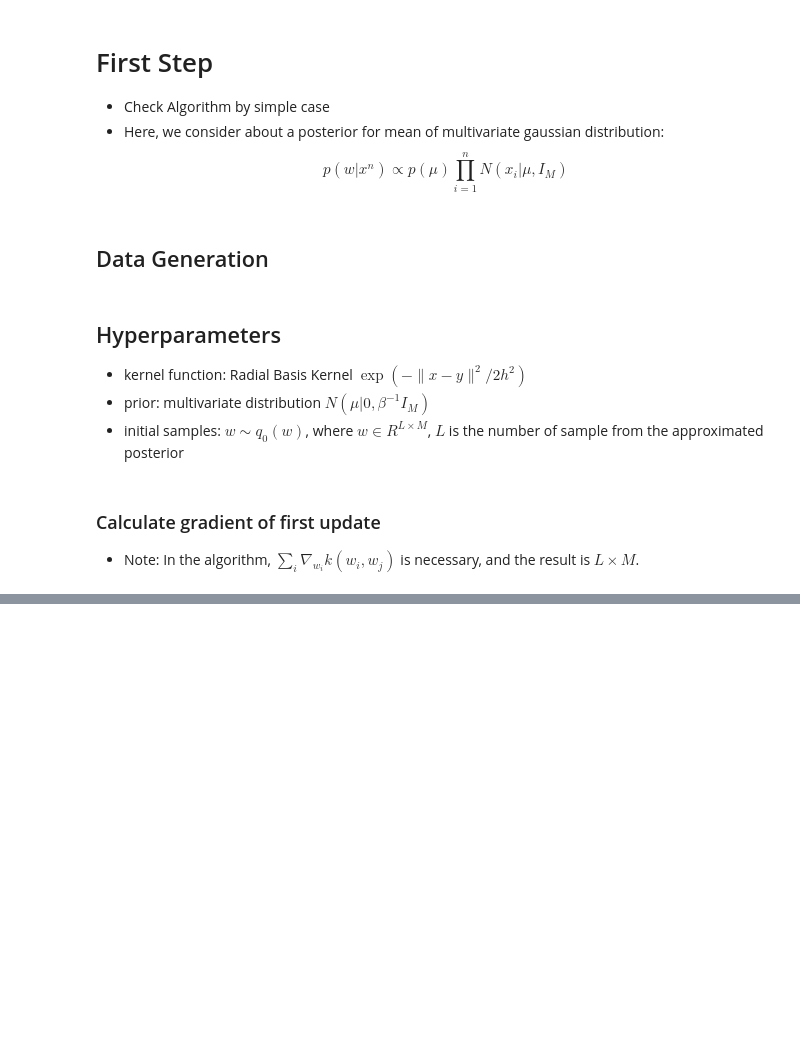
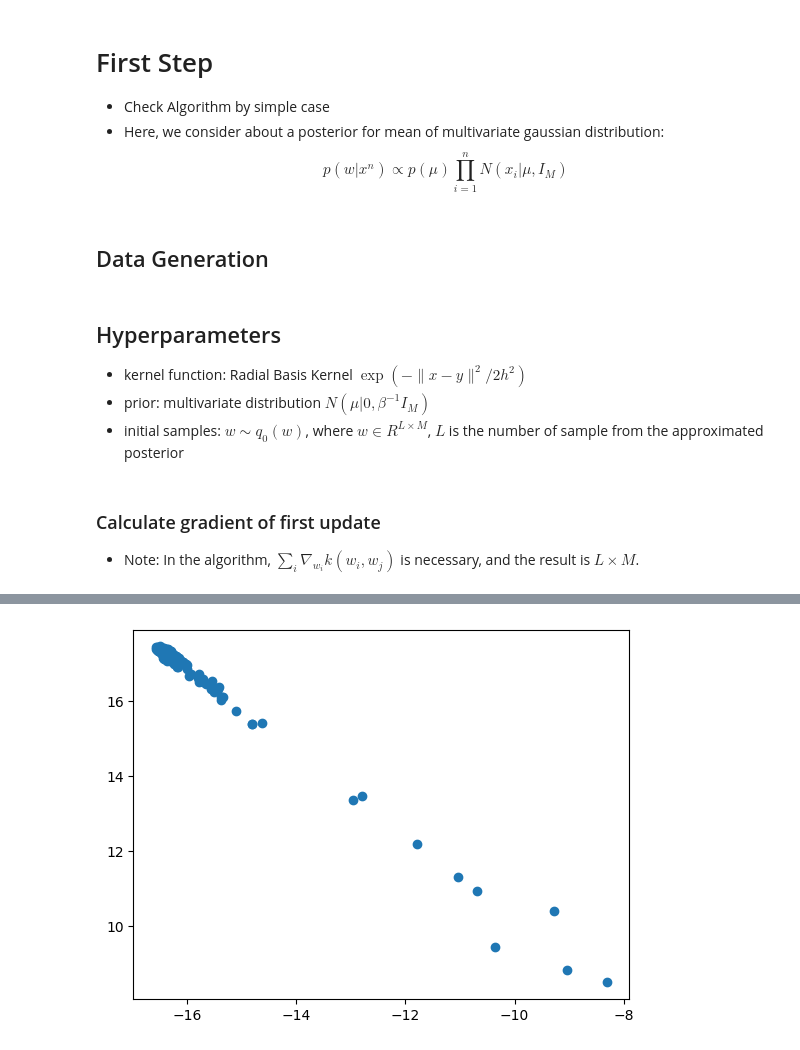
Before and after one commit to fumish/self_study, a Jupyter notebook: prototypes/stein_variational_inference.ipynb, the cells around one changed output, grey strips where cells are left out. Cells and saved outputs as stored; diff of their text form; code cells hidden in the pictures; blank space fills up the shorter version.

```diff
--- a/prototypes/stein_variational_inference.ipynb
+++ b/prototypes/stein_variational_inference.ipynb
@@ -379,0 +381,37 @@ ValueError: The matrix argument must be square.
+# %%
+n_ite = 1000
+post_param = initial_post_param.copy()
+
+disp_cycle = 100
+
+h = 1
+for ite in range(n_ite):
+    dist = pdist(post_param)
+
+    # radial basis kernel is used here
+    kernel_post = np.exp(-squareform(dist)/(2*h**2))
+
+    # gradient of kernel function
+    dw_kernel_post = (-kernel_post.T @ post_param + kernel_post.sum(axis=0)[:,np.newaxis] * post_param) / (h**2)
+
+    # gradient of log posterior
+    dw_logp = (train_X.sum(axis=0)[np.newaxis,:] - (n + 1/pri_beta)*post_param)
+
+    # gradient of target functional
+    phi_post_param = (kernel_post.T @ dw_logp + dw_kernel_post) / L
+
+    # sample update
+    # step_size = first_step_size / (ite + 1)
+    step_size = first_step_size
+    post_param = post_param + step_size * phi_post_param
+
+    # calc stein discrepancy
+    dw_partial_kernel = -2/h * (post_param[np.newaxis,:,:] - post_param[:,np.newaxis,:]) * kernel_post[:,:,np.newaxis]
+    dwdw_kernel = (2/h * kernel_post[:,:,np.newaxis] * (1+(post_param[np.newaxis,:,:] - post_param[:,np.newaxis,:])**2/h))
+
+    # divergence of phi
+    div_phi = (dw_logp[np.newaxis,:,:] * dw_partial_kernel + dwdw_kernel).sum(axis=2).mean()
+
+    if ite % disp_cycle == 0:
+        print("ite = {}, post_param = {}, h = {}, div_phi = {}".format(ite, post_param[0], h, div_phi))
+    pass
@@ -379,0 +429,5 @@ ValueError: The matrix argument must be square.
+# %%
+plt.scatter(post_param[:,0], post_param[:,1])
+plt.show()
+# %% [output]
+[figure, added]
```
Also changed, not shown: parts of 64 cells of this notebook.
